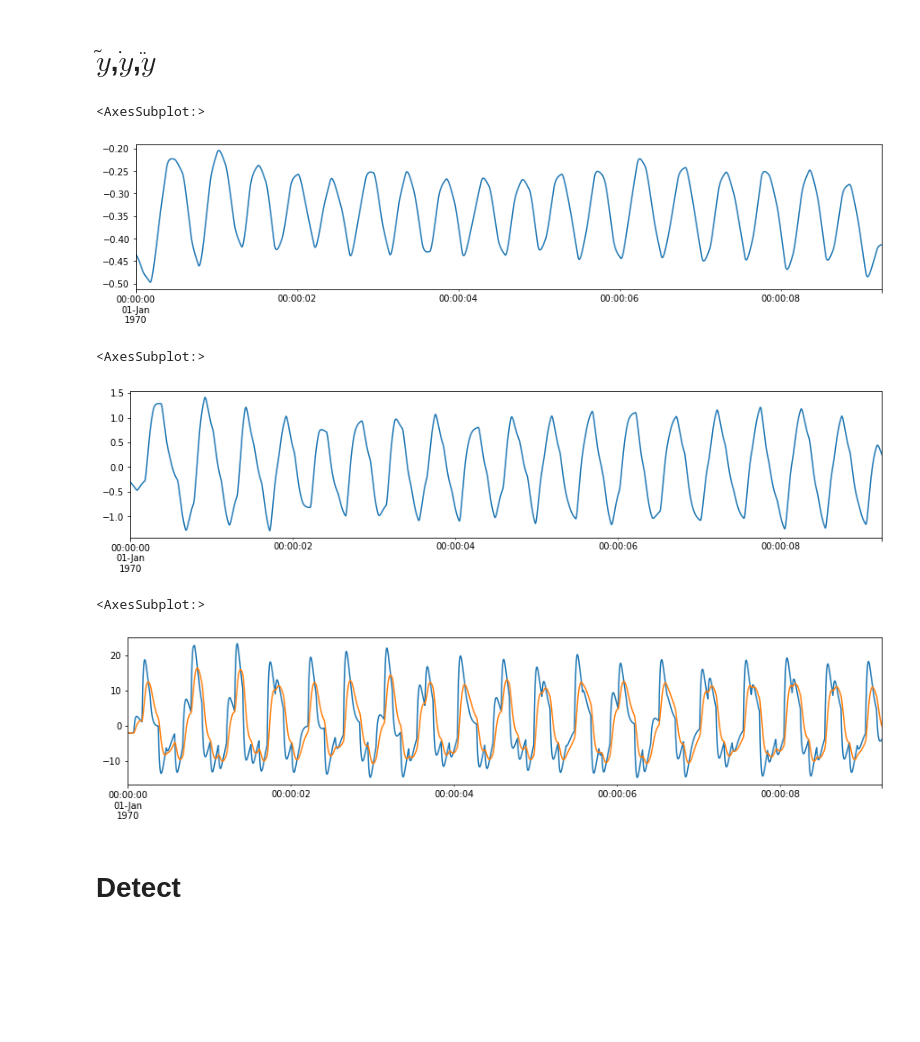
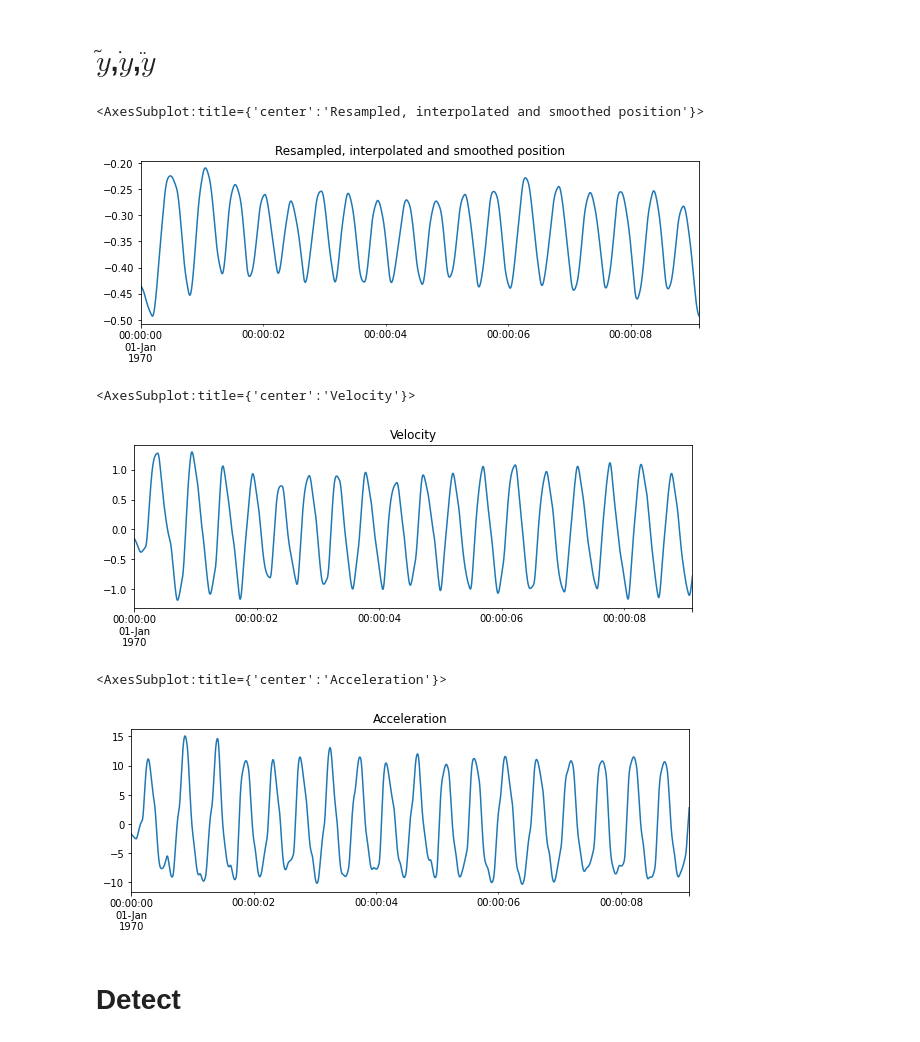
Before and after one commit to f1ren/jump-rope, a Jupyter notebook: Jump detection.ipynb, the cells around one changed output. Drawn from its saved outputs; the diff is of its cells as text; code cells hidden in the pictures; blank space fills up the shorter version.

```diff
--- a/Jump detection.ipynb
+++ b/Jump detection.ipynb
@@ -1,6 +1,6 @@
 # %%
 import matplotlib
-matplotlib.rcParams['figure.figsize'] = (15, 3)
+matplotlib.rcParams['figure.figsize'] = (10, 3)
 # %%
 import pandas as pd
 # %%
@@ -57,25 +49,25 @@ INTERPOLATION_SPAN = 100
 # %%
 interpolated = df.y.resample('1L').interpolate()
 # interpolated.plot()
 smoothed = interpolated.ewm(span=.5 * INTERPOLATION_SPAN).mean()
-smoothed.plot()
+smoothed.plot(title="Resampled, interpolated and smoothed position")
 # %% [output]
-<AxesSubplot:>
+<AxesSubplot:title={'center':'Resampled, interpolated and smoothed position'}>
-[figure, old version]
+[figure, new version]
 # %%
 velocity = (smoothed.diff() * 1000).ewm(span=INTERPOLATION_SPAN).mean()
-velocity.plot()
+velocity.plot(title="Velocity")
 # %% [output]
-<AxesSubplot:>
+<AxesSubplot:title={'center':'Velocity'}>
-[figure, old version]
+[figure, new version]
 # %%
 acceleration = (velocity.diff() * 1000).ewm(span=INTERPOLATION_SPAN).mean()
 # acceleration = (velocity.diff() * 1000).rolling(window=5*INTERPOLATION_SPAN).min()
-(velocity.diff() * 1000).plot()
-acceleration.plot()
+# (velocity.diff() * 1000).plot()
+acceleration.plot(title='Acceleration')
 # %% [output]
-<AxesSubplot:>
+<AxesSubplot:title={'center':'Acceleration'}>
-[figure, old version]
+[figure, new version]
 # %%
 df = pd.DataFrame({
     'y': smoothed,
```
Also changed, not shown: parts of 8 cells of this notebook, 2 other files.
